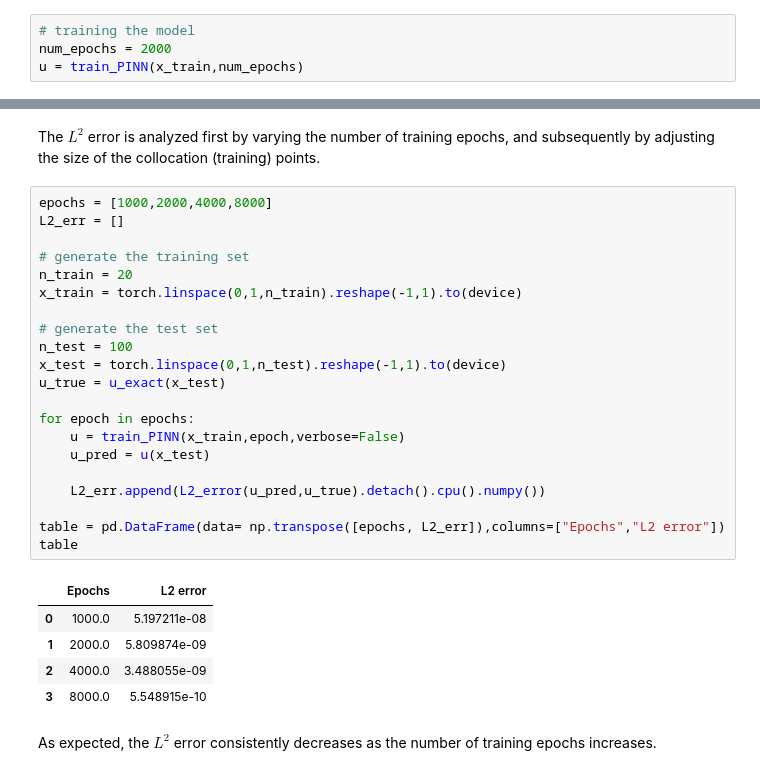
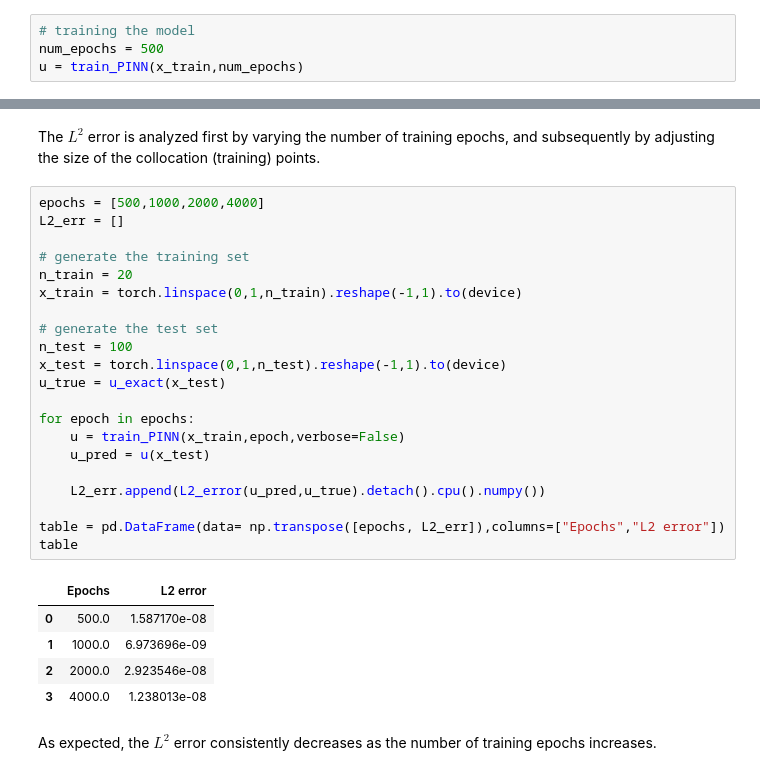
Before and after one commit to Shivam-3921/Physics_Informed_Neural_Networks_for_solving_differential_equations, a Jupyter notebook: PINNs.ipynb, the cells around one changed output, grey strips where cells are left out. Cells and saved outputs as stored; diff of their text form.

```diff
--- a/PINNs.ipynb
+++ b/PINNs.ipynb
@@ -153,6 +153,6 @@ def train_PINN(x_train,num_epochs,m=1,verbose = True):
     return model
 # %%
 # training the model
-num_epochs = 2000
+num_epochs = 500
 u = train_PINN(x_train,num_epochs)
 # %% [output]
@@ -213,32 +206,32 @@ plt.show()
 # %% [markdown]
 The $L^2$ error is analyzed first by varying the number of training epochs, and subsequently by adjusting the size of the collocation (training) points.
 # %%
-epochs = [1000,2000,4000,8000]
+epochs = [500,1000,2000,4000]
 L2_err = []
 
 # generate the training set
 n_train = 20
 x_train = torch.linspace(0,1,n_train).reshape(-1,1).to(device)
 
 # generate the test set
 n_test = 100
 x_test = torch.linspace(0,1,n_test).reshape(-1,1).to(device)
 u_true = u_exact(x_test)
 
 for epoch in epochs:
     u = train_PINN(x_train,epoch,verbose=False)
     u_pred = u(x_test)
 
     L2_err.append(L2_error(u_pred,u_true).detach().cpu().numpy())
 
 table = pd.DataFrame(data= np.transpose([epochs, L2_err]),columns=["Epochs","L2 error"])
 table
 # %% [output]
 |  | Epochs | L2 error |
-| 0 | 1000.0 | 5.197211e-08 |
-| 1 | 2000.0 | 5.809874e-09 |
-| 2 | 4000.0 | 3.488055e-09 |
-| 3 | 8000.0 | 5.548915e-10 |
+| 0 | 500.0 | 1.587170e-08 |
+| 1 | 1000.0 | 6.973696e-09 |
+| 2 | 2000.0 | 2.923546e-08 |
+| 3 | 4000.0 | 1.238013e-08 |
 # %% [markdown]
 As expected, the $L^2$ error consistently decreases as the number of training epochs increases.
 # %%
```
Also changed, not shown: parts of 24 cells of this notebook.
